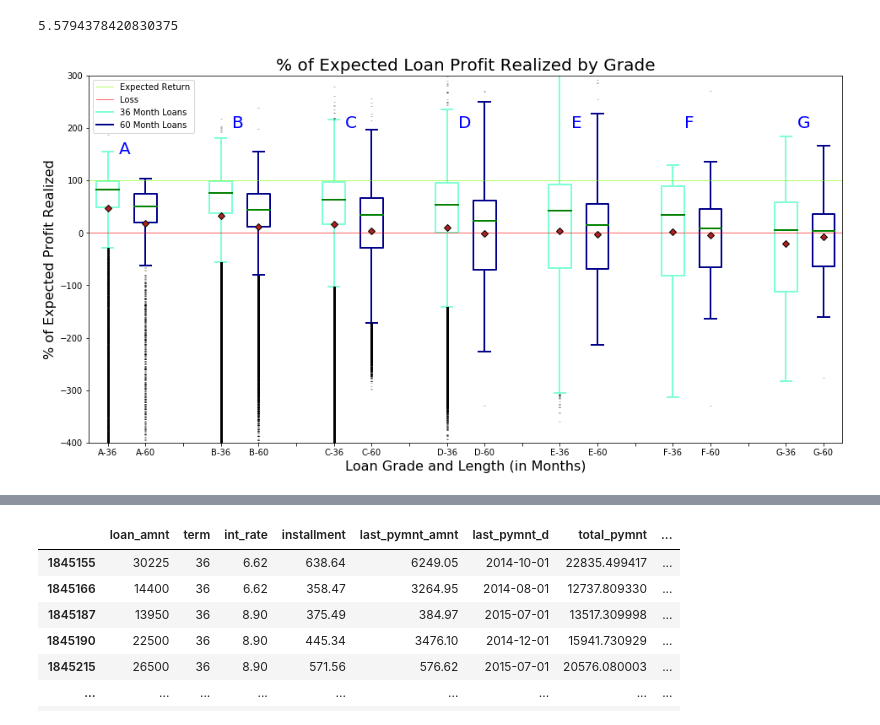
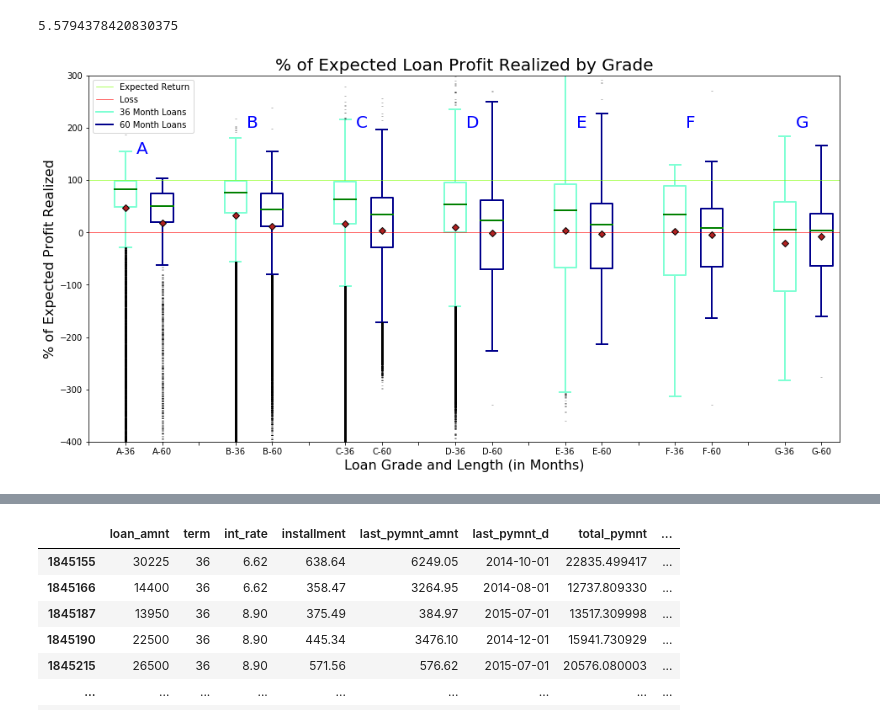
Before and after one commit to ktzioumis/Lending-Club, a Jupyter notebook: Lending-Club.ipynb, the cells around one changed output, grey strips where cells are left out. Drawn from its saved outputs; the diff is of its cells as text; code cells hidden in the pictures.

```diff
--- a/Lending-Club.ipynb
+++ b/Lending-Club.ipynb
@@ -845,35 +821,35 @@ plt.boxplot([(df_complete60.loc[df_complete60['grade']=='A']['total_pymnt']-df_c
             (df_complete60.loc[df_complete60['grade']=='E']['total_pymnt']-df_complete60.loc[df_complete60['grade']=='E']['loan_amnt'])*100/(df_complete60.loc[df_complete60['grade']=='E']['expected_total_pymnt']-df_complete60.loc[df_complete60['grade']=='E']['loan_amnt']),
             (df_complete60.loc[df_complete60['grade']=='F']['total_pymnt']-df_complete60.loc[df_complete60['grade']=='F']['loan_amnt'])*100/(df_complete60.loc[df_complete60['grade']=='F']['expected_total_pymnt']-df_complete60.loc[df_complete60['grade']=='F']['loan_amnt']),
             (df_complete60.loc[df_complete60['grade']=='G']['total_pymnt']-df_complete60.loc[df_complete60['grade']=='G']['loan_amnt'])*100/(df_complete60.loc[df_complete60['grade']=='G']['expected_total_pymnt']-df_complete60.loc[df_complete60['grade']=='G']['loan_amnt'])],
             showmeans=True, meanprops=dict(marker='D', markeredgecolor='black',markerfacecolor='firebrick'),
             flierprops=dict(markersize=2,marker='_',alpha=0.3),
             boxprops=dict(linewidth=2,color='darkblue'),
             medianprops=dict(linewidth=2,color='g'),
             whiskerprops=dict(linewidth=2,color='darkblue'),
             capprops=dict(linewidth=2,color='darkblue'),
             positions=[2,5,8,11,14,17,20],
             widths=0.6,
            )
-plt.xticks(np.arange(1,21),['A-36','A-60','', 'B-36','B-60','', 'C-36','C-60','', 'D-36','D-60','', 'E-36','E-60','', 'F-36','F-60','', 'G-36','G-60',''])
+plt.xticks(np.arange(0,21),["",'A-36','A-60','', 'B-36','B-60','', 'C-36','C-60','', 'D-36','D-60','', 'E-36','E-60','', 'F-36','F-60','', 'G-36','G-60',''])
 plt.axhline(100,color='chartreuse',linewidth=0.6,label='Expected Return')
 plt.axhline(0,color='red',linewidth=0.6,label='Loss')
 plt.axhline(301,color='aquamarine',linewidth=2,label='36 Month Loans') #off chart for legend only
 plt.axhline(301,color='darkblue',linewidth=2,label='60 Month Loans') #off chart for legend only
 plt.legend(loc ='upper left')
 plt.title('% of Expected Loan Profit Realized by Grade',size=20)
 plt.xlabel('Loan Grade and Length (in Months)',size=16)
 plt.ylabel('% of Expected Profit Realized',size=16)
 plt.ylim([-400,300])
 plt.text(1.3,150,'A',fontdict=dict(size=20,color='blue'))
 plt.text(4.3,200,'B',fontdict=dict(size=20,color='blue'))
 plt.text(7.3,200,'C',fontdict=dict(size=20,color='blue'))
 plt.text(10.3,200,'D',fontdict=dict(size=20,color='blue'))
 plt.text(13.3,200,'E',fontdict=dict(size=20,color='blue'))
 plt.text(16.3,200,'F',fontdict=dict(size=20,color='blue'))
 plt.text(19.3,200,'G',fontdict=dict(size=20,color='blue'))
 plt.show()
 # %% [output]
-[figure, old version]
+[figure, new version]
 # %%
 #fully paid loans only
 df_complete36fp=df_complete36.loc[df['loan_status']=='Fully Paid']
```
Also changed, not shown: parts of 25 cells of this notebook, 7 other files.
